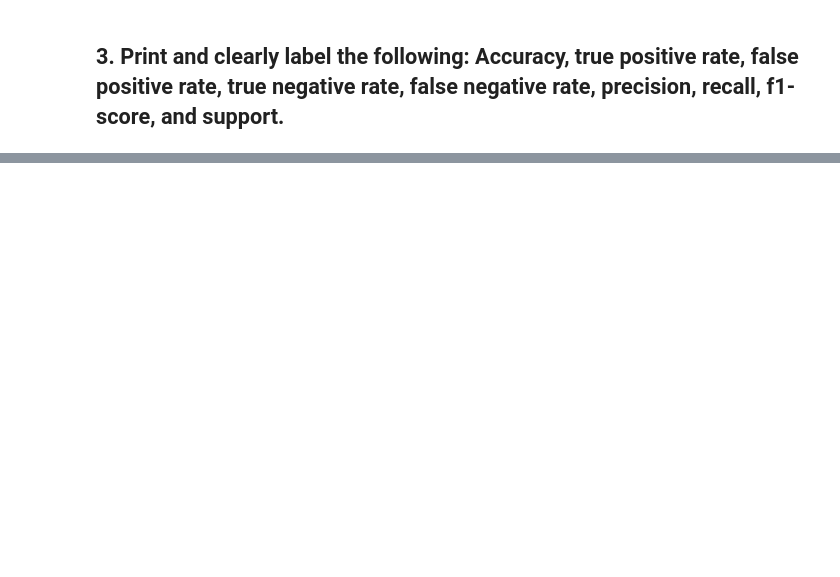
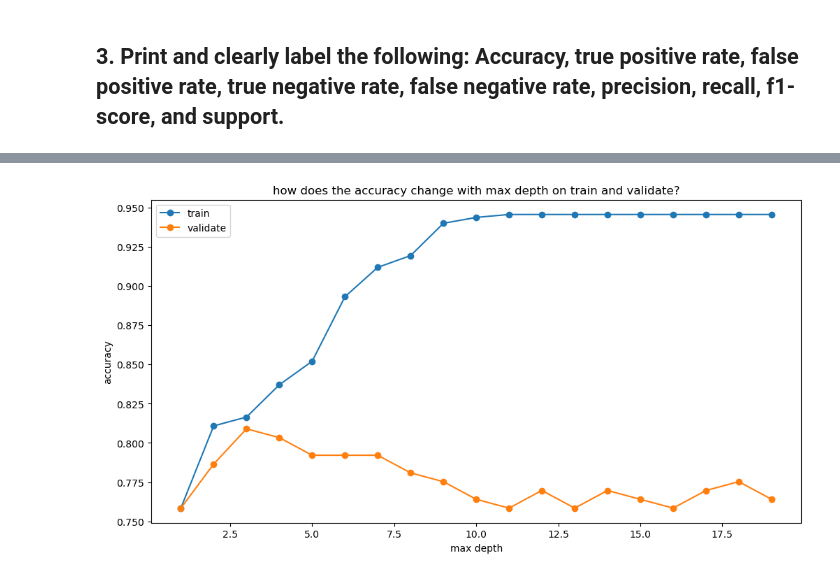
Before and after one commit to scottbarnett97/classification-exercises, a Jupyter notebook: random_forests.ipynb, the cells around one changed output, grey strips where cells are left out. Cells and saved outputs as stored; diff of their text form; code cells hidden in the pictures; blank space fills up the shorter version.

```diff
--- a/random_forests.ipynb
+++ b/random_forests.ipynb
@@ -185,0 +243,8 @@ weighted avg       0.95      0.94      0.94       534
+# %%
+#for lots
+for x in range(1,20):
+#     print(x)
+    forest = RandomForestClassifier(max_depth=x)
+    forest.fit(X_train, y_train)
+    acc = forest.score(X_train, y_train)
+    print(f'for depth of {x:2}, the accuracy is {round(acc,2)}')
@@ -185,0 +271,16 @@ weighted avg       0.95      0.94      0.94       534
+# %%
+scores_all = []
+
+for x in range(1,20):
+
+    forest = RandomForestClassifier(max_depth=x)
+    forest.fit(X_train, y_train)
+    train_acc = forest.score(X_train, y_train)
+
+    #evaluate on validate
+    val_acc = forest.score(X_validate, y_validate)
+
+    scores_all.append([x, train_acc, val_acc])
+# %%
+scores_df = pd.DataFrame(scores_all, columns=['max_depth','train_acc','val_acc'])
+scores_df
@@ -185,0 +305,2 @@ weighted avg       0.95      0.94      0.94       534
+# %%
+scores_df['diff'] = scores_df.train_acc - scores_df.val_acc
@@ -185,0 +316,11 @@ weighted avg       0.95      0.94      0.94       534
+# %%
+plt.figure(figsize=(12,6))
+plt.plot(scores_df.max_depth, scores_df.train_acc, label='train', marker='o')
+plt.plot(scores_df.max_depth, scores_df.val_acc, label='validate', marker='o')
+plt.xlabel('max depth')
+plt.ylabel('accuracy')
+plt.title('how does the accuracy change with max depth on train and validate?')
+plt.legend()
+plt.show()
+# %% [output]
+[figure, added]
```
Also changed, not shown: parts of 20 cells of this notebook, 2 other files.
